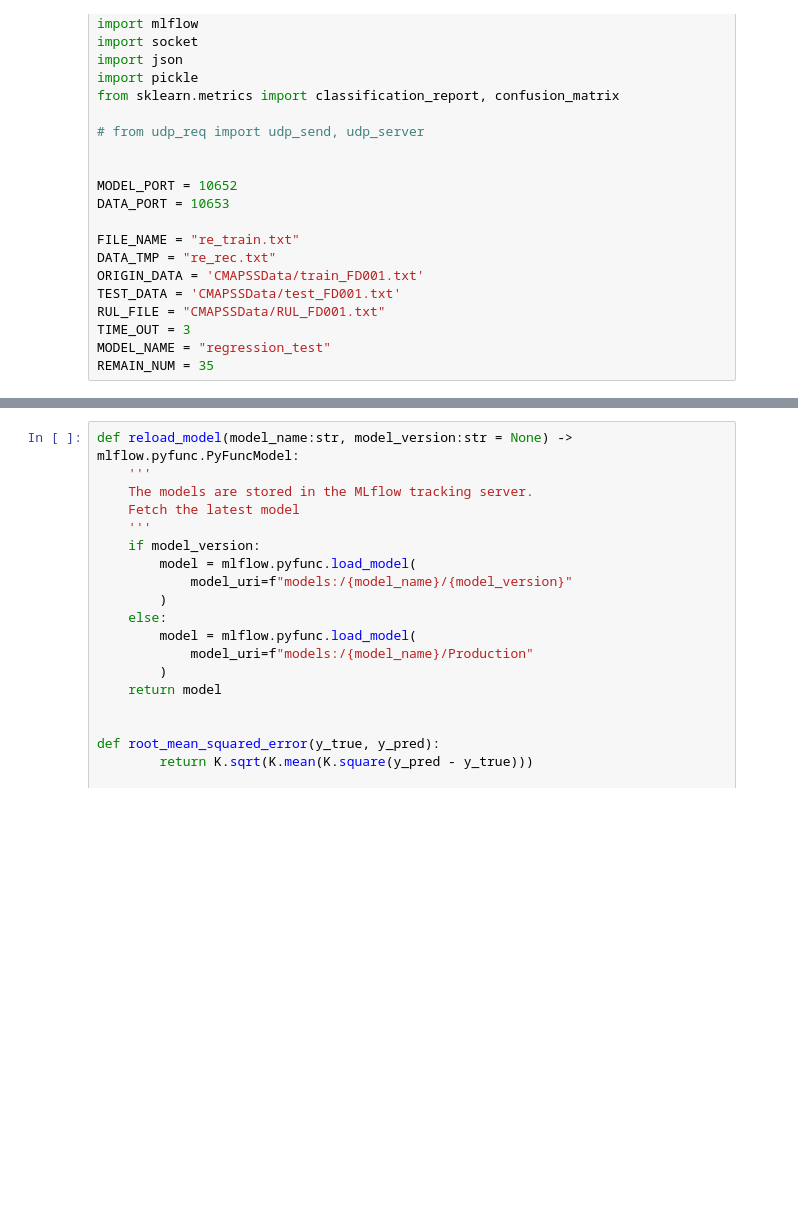
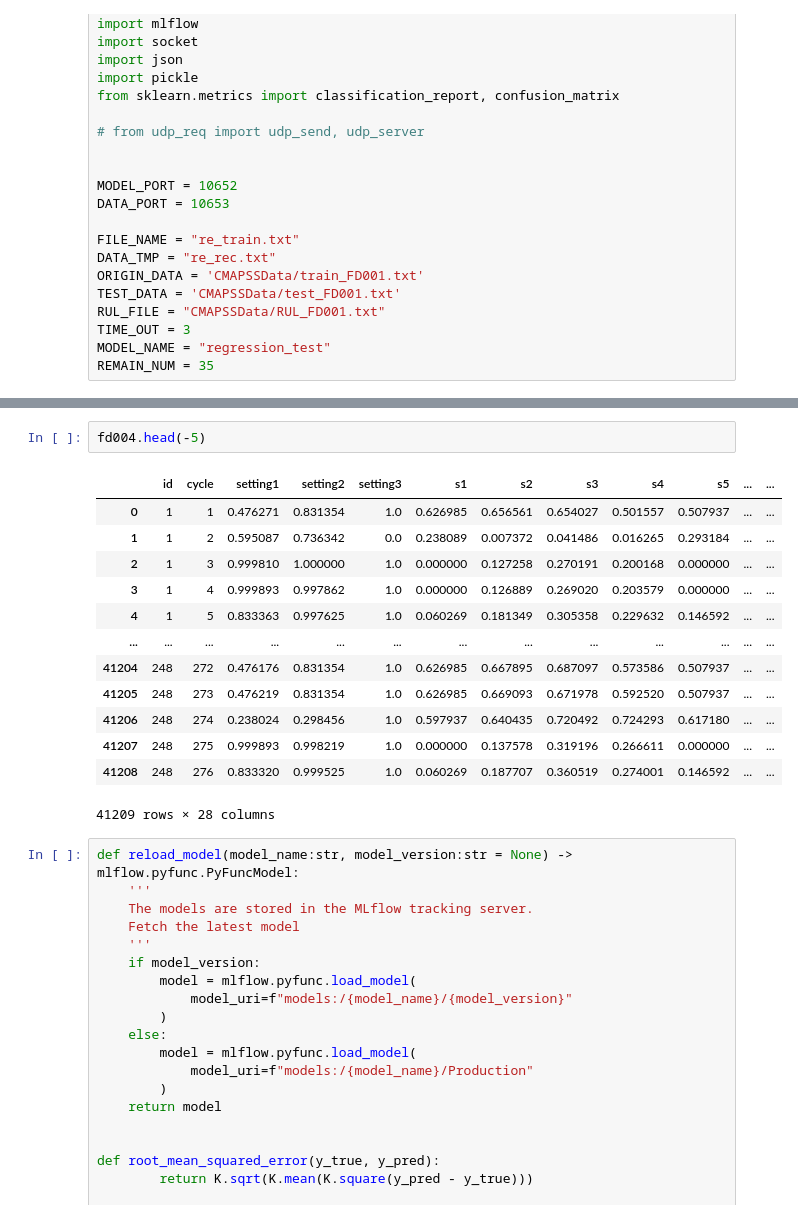
Before and after one commit to Observe-l/Wireless_Network, a Jupyter notebook: eval.ipynb, the cells around one changed output, grey strips where cells are left out. Drawn from its saved outputs; the diff is of its cells as text; blank space fills up the shorter version.

```diff
--- a/eval.ipynb
+++ b/eval.ipynb
@@ -33,3 +142,19 @@ REMAIN_NUM = 35
+# %%
+fd004.head(-5)
+# %% [output]
+|  | id | cycle | setting1 | setting2 | setting3 | s1 | s2 | s3 | s4 | s5 | ... | ... |
+| 0 | 1 | 1 | 0.476271 | 0.831354 | 1.0 | 0.626985 | 0.656561 | 0.654027 | 0.501557 | 0.507937 | ... | ... |
+| 1 | 1 | 2 | 0.595087 | 0.736342 | 0.0 | 0.238089 | 0.007372 | 0.041486 | 0.016265 | 0.293184 | ... | ... |
+| 2 | 1 | 3 | 0.999810 | 1.000000 | 1.0 | 0.000000 | 0.127258 | 0.270191 | 0.200168 | 0.000000 | ... | ... |
+| 3 | 1 | 4 | 0.999893 | 0.997862 | 1.0 | 0.000000 | 0.126889 | 0.269020 | 0.203579 | 0.000000 | ... | ... |
+| 4 | 1 | 5 | 0.833363 | 0.997625 | 1.0 | 0.060269 | 0.181349 | 0.305358 | 0.229632 | 0.146592 | ... | ... |
+| ... | ... | ... | ... | ... | ... | ... | ... | ... | ... | ... | ... | ... |
+| 41204 | 248 | 272 | 0.476176 | 0.831354 | 1.0 | 0.626985 | 0.667895 | 0.687097 | 0.573586 | 0.507937 | ... | ... |
+| 41205 | 248 | 273 | 0.476219 | 0.831354 | 1.0 | 0.626985 | 0.669093 | 0.671978 | 0.592520 | 0.507937 | ... | ... |
+| 41206 | 248 | 274 | 0.238024 | 0.298456 | 1.0 | 0.597937 | 0.640435 | 0.720492 | 0.724293 | 0.617180 | ... | ... |
+| 41207 | 248 | 275 | 0.999893 | 0.998219 | 1.0 | 0.000000 | 0.137578 | 0.319196 | 0.266611 | 0.000000 | ... | ... |
+| 41208 | 248 | 276 | 0.833320 | 0.999525 | 1.0 | 0.060269 | 0.187707 | 0.360519 | 0.274001 | 0.146592 | ... | ... |
+41209 rows × 28 columns
 # %%
 def reload_model(model_name:str, model_version:str = None) -> mlflow.pyfunc.PyFuncModel:
     '''
```
Also changed, not shown: parts of 36 cells of this notebook, 9 other files.
